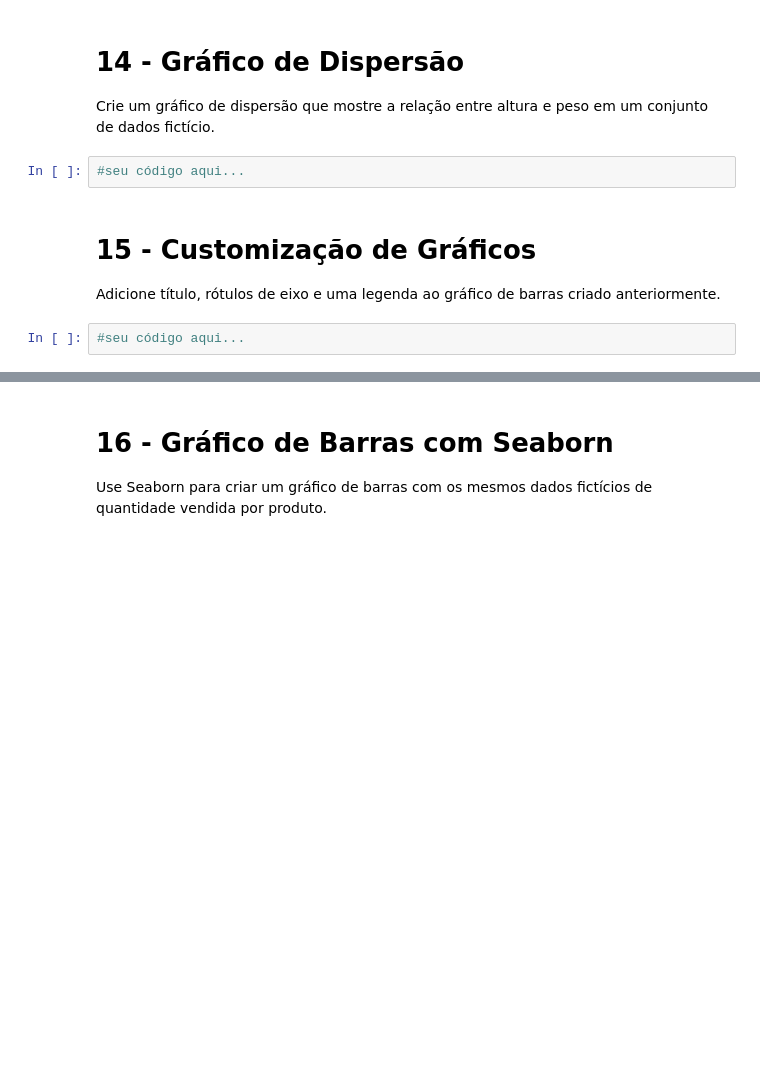
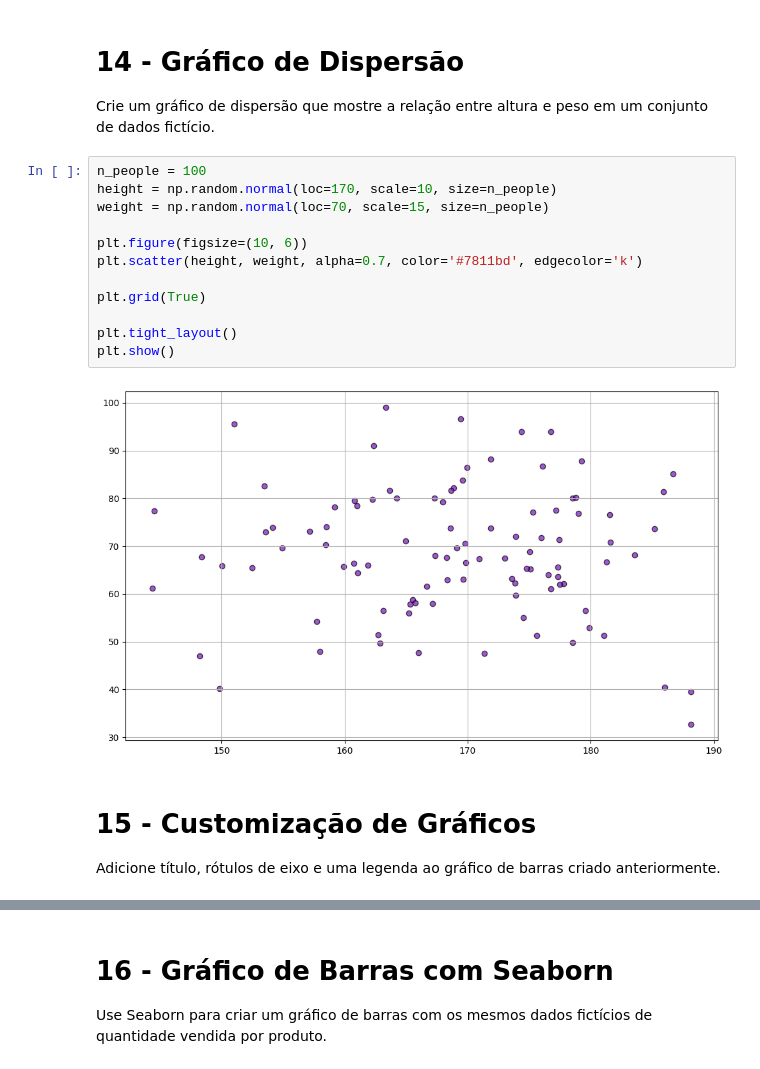
Before and after one commit to caroline-dainezi-fatec/Fatec-Mineracao-de-Dados-2SEM-2024, a Jupyter notebook: ALUNOS_Aula06_Exercicios.ipynb, the cells around one changed output, grey strips where cells are left out. Cells and saved outputs as stored; diff of their text form; blank space fills up the shorter version.

```diff
--- a/ALUNOS_Aula06_Exercicios.ipynb
+++ b/ALUNOS_Aula06_Exercicios.ipynb
@@ -90,11 +294,21 @@ Crie um histograma para mostrar a distribuição de idades em um conjunto de dad
 # 14 - Gráfico de Dispersão
 
 Crie um gráfico de dispersão que mostre a relação entre altura e peso em um conjunto de dados fictício.
-# %%
-#seu código aqui...
+# %%
+n_people = 100
+height = np.random.normal(loc=170, scale=10, size=n_people)
+weight = np.random.normal(loc=70, scale=15, size=n_people)
+
+plt.figure(figsize=(10, 6))
+plt.scatter(height, weight, alpha=0.7, color='#7811bd', edgecolor='k')
+
+plt.grid(True)
+
+plt.tight_layout()
+plt.show()
+# %% [output]
+[figure, added]
 # %% [markdown]
 # 15 - Customização de Gráficos
 
 Adicione título, rótulos de eixo e uma legenda ao gráfico de barras criado anteriormente.
-# %%
-#seu código aqui...
```
Also changed, not shown: parts of 37 cells of this notebook.
